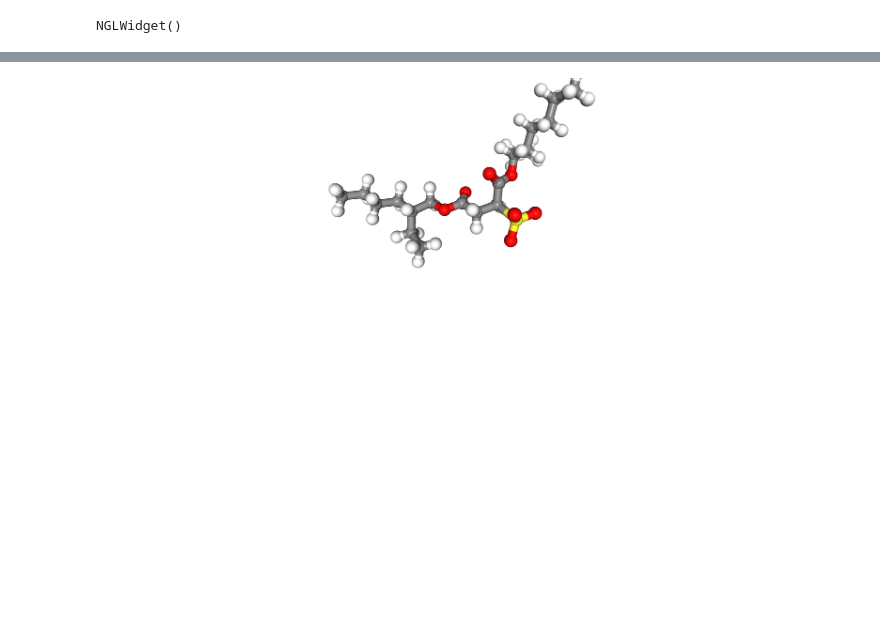
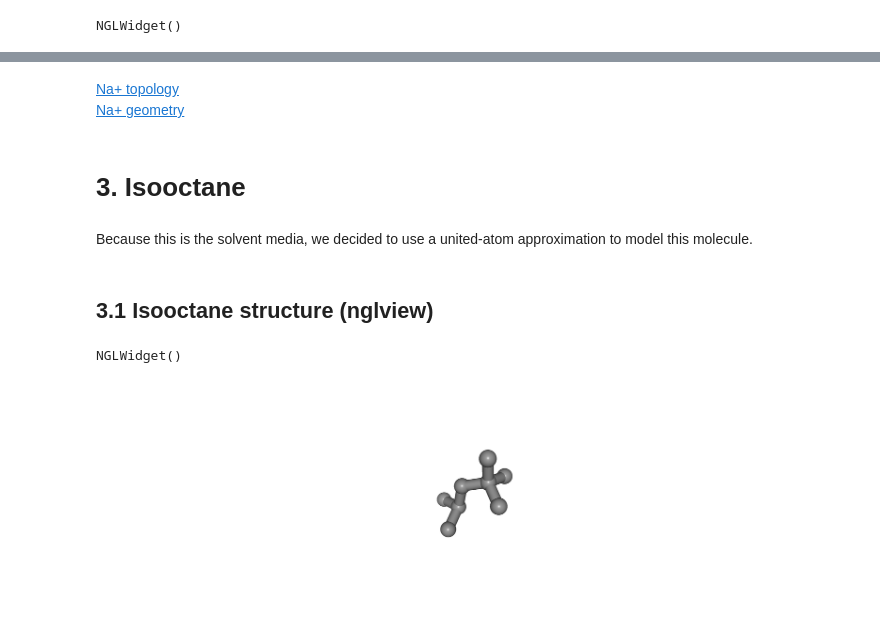
Before and after one commit to antadlp/rms-aot-methanol, a Jupyter notebook: notebooks/Molecules_information_etc.ipynb, the cells around one changed output, grey strips where cells are left out. Drawn from its saved outputs; the diff is of its cells as text; code cells hidden in the pictures; blank space fills up the shorter version.

```diff
--- a/notebooks/Molecules_information_etc.ipynb
+++ b/notebooks/Molecules_information_etc.ipynb
@@ -30,4 +60,24 @@ Image(value=b'', width='99%')
+# %% [markdown]
+[Na+ topology](../data/itps/E0XM_GROMACS_G54A7FF_allatom.itp) <br>
+[Na+ geometry](../data/pdbs/E0XM_allatom_optimised_geometry.pdb)
+# %% [markdown]
+# 3. Isooctane
+# %% [markdown]
+Because this is the solvent media, we decided to use a united-atom approximation to model this molecule.
+# %% [markdown]
+## 3.1 Isooctane structure (nglview)
+# %%
+import nglview as nv
+
+PATH_ISOO = "../data/pdbs/G016_unitedatom_optimised_geometry.pdb"
+
+view = nv.show_file(PATH_ISOO)
+view.center()
+view
+# %% [output]
+NGLWidget()
 # %%
+view.render_image()
 view._display_image()
 # %% [output]
-[figure, old version]
+[figure, new version]
```
Also changed, not shown: parts of 42 cells of this notebook.
